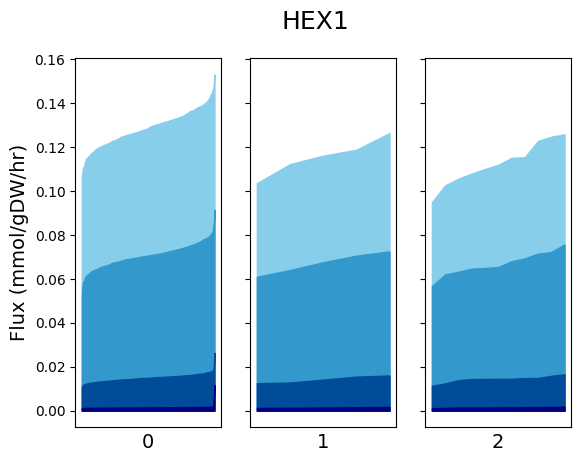
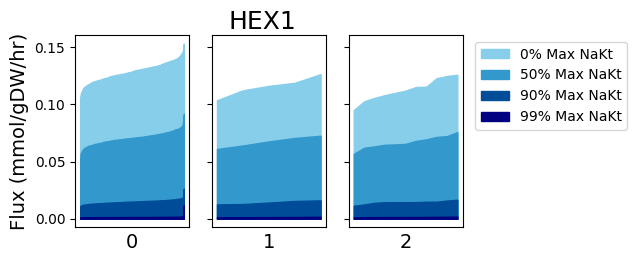
The change to this notebook cell's code, shown as a diff; its figure went from the first image to the second:
--- before
+++ after
@@ -1 +1 @@
-make_optimum_min_max_plot(10, "HEX1")
+make_optimum_min_max_plot(10, "HEX1", figsize=(5, 2.5))

Commit: Add legends.